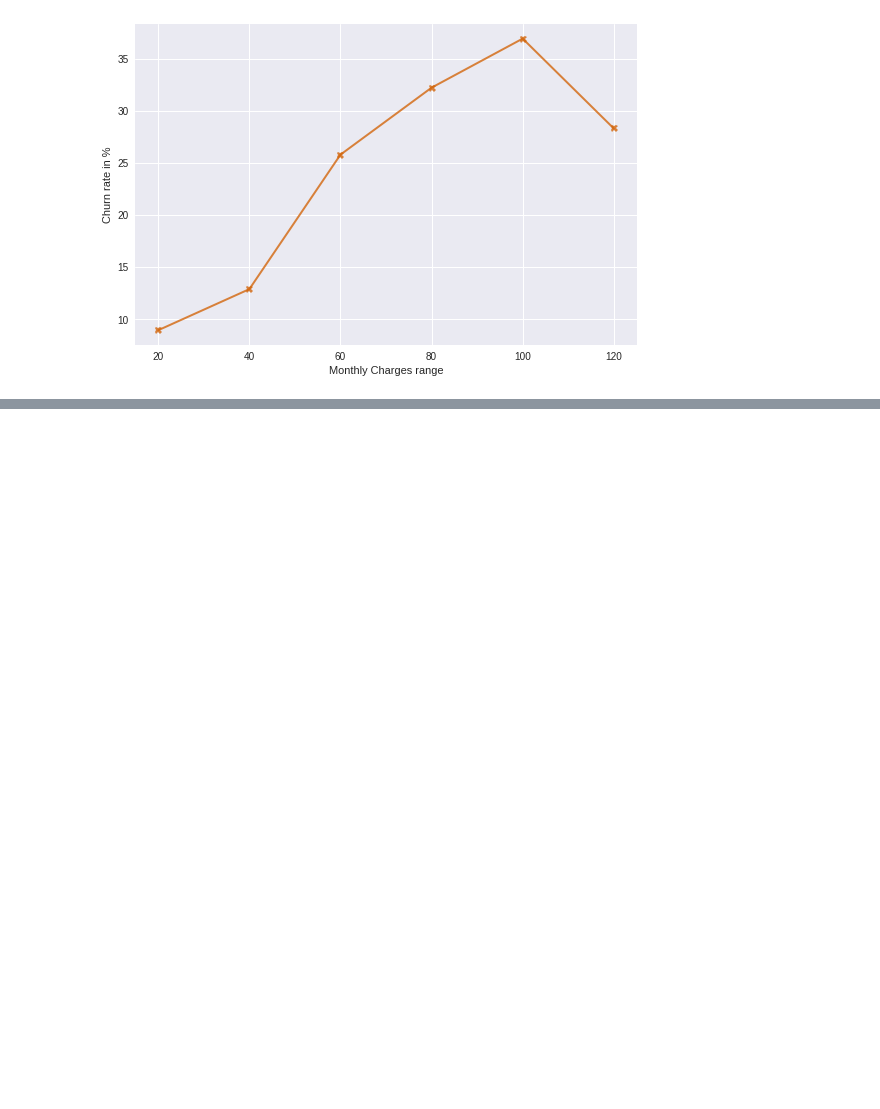
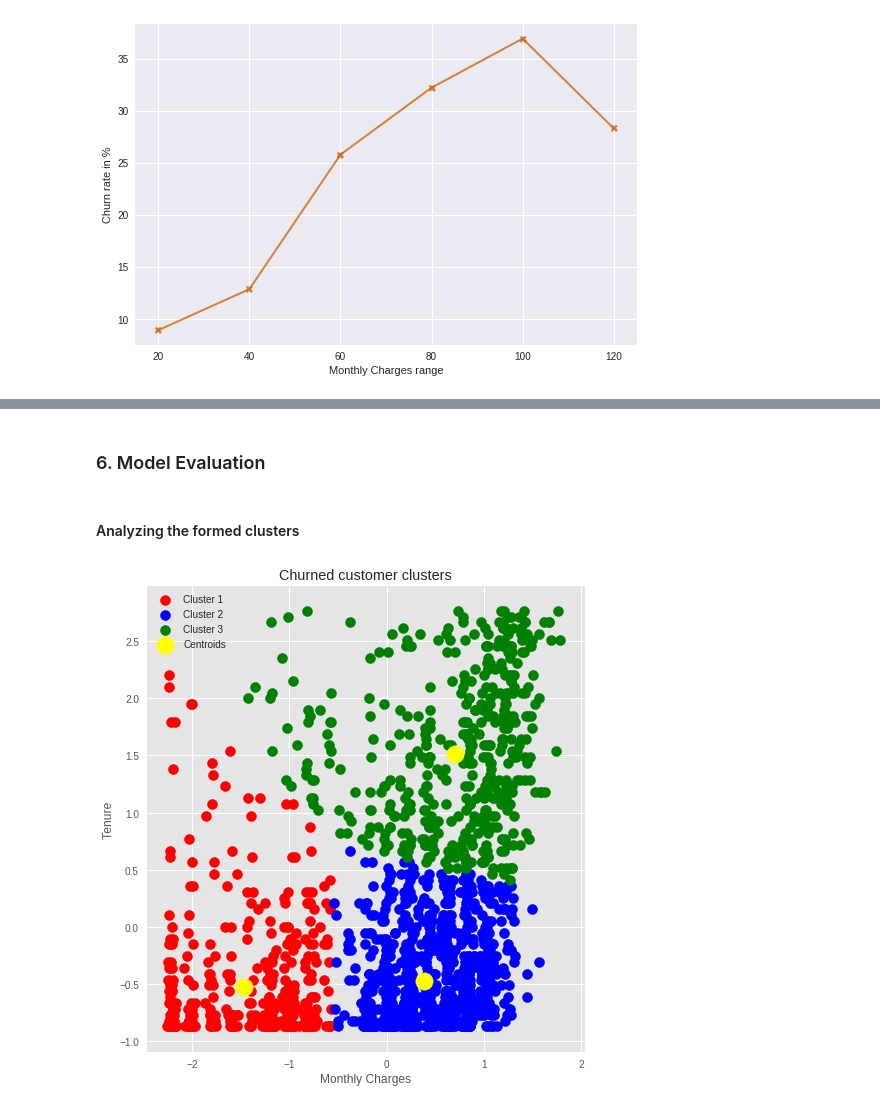
Before and after one commit to oxfordinette/ml-pre-built-templates, a Jupyter notebook: Clustering/Clustering.ipynb, the cells around one changed output, grey strips where cells are left out. Drawn from its saved outputs; the diff is of its cells as text; code cells hidden in the pictures; blank space fills up the shorter version.

```diff
--- a/Clustering/Clustering.ipynb
+++ b/Clustering/Clustering.ipynb
@@ -364,0 +423,27 @@ plt.show()
+# %%
+kmeans = KMeans(n_clusters=3)
+kmeans.fit(X)
+label = kmeans.predict(X)
+# %% [markdown]
+### 6. Model Evaluation
+# %% [markdown]
+#### Analyzing the formed clusters
+# %%
+plt.rcParams['figure.figsize'] = [7, 8]
+plt.style.use('ggplot')
+
+plt.scatter(X[label == 0, 0], X[label == 0, 1], s = 100,
+            c = 'red', label = 'Cluster 1')
+plt.scatter(X[label == 1, 0], X[label == 1, 1], s = 100,
+            c = 'blue', label = 'Cluster 2')
+plt.scatter(X[label == 2, 0], X[label == 2, 1], s = 100,
+            c = 'green', label = 'Cluster 3')
+plt.scatter(kmeans.cluster_centers_[:, 0], kmeans.cluster_centers_[:, 1], s = 300,
+            c = 'yellow', label = 'Centroids')
+plt.xlabel('Monthly Charges')
+plt.ylabel('Tenure')
+plt.title('Churned customer clusters')
+plt.legend()
+plt.show()
+# %% [output]
+[figure, added]
```
Also changed, not shown: parts of 26 cells of this notebook.
